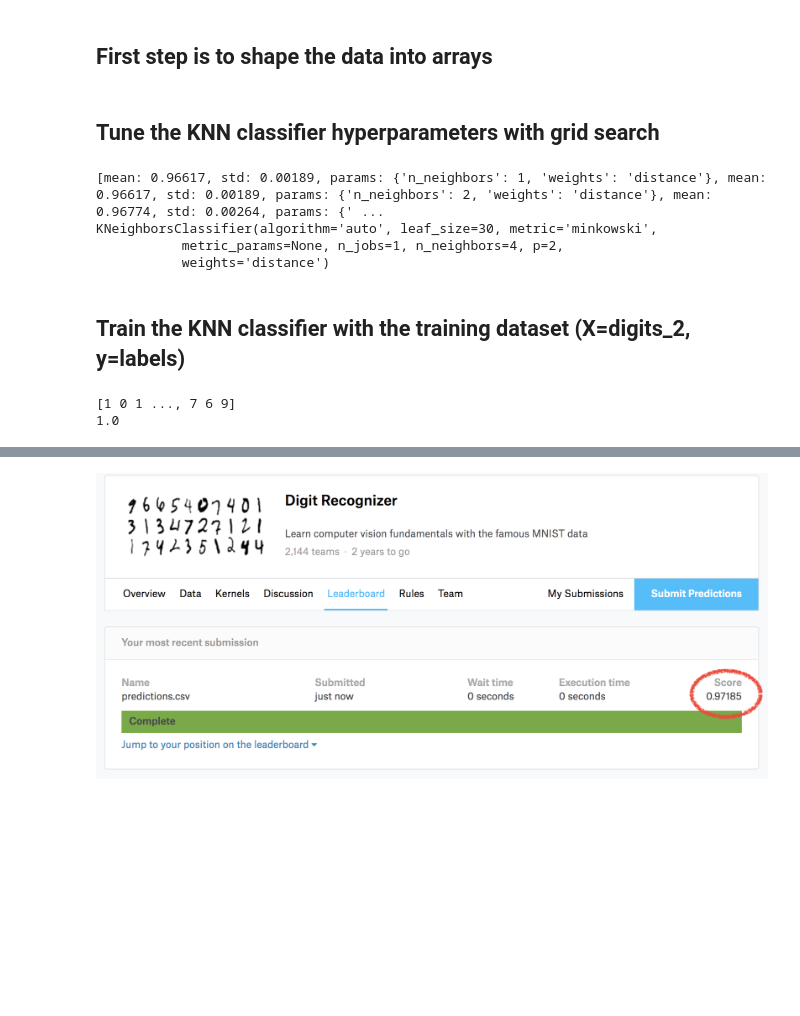
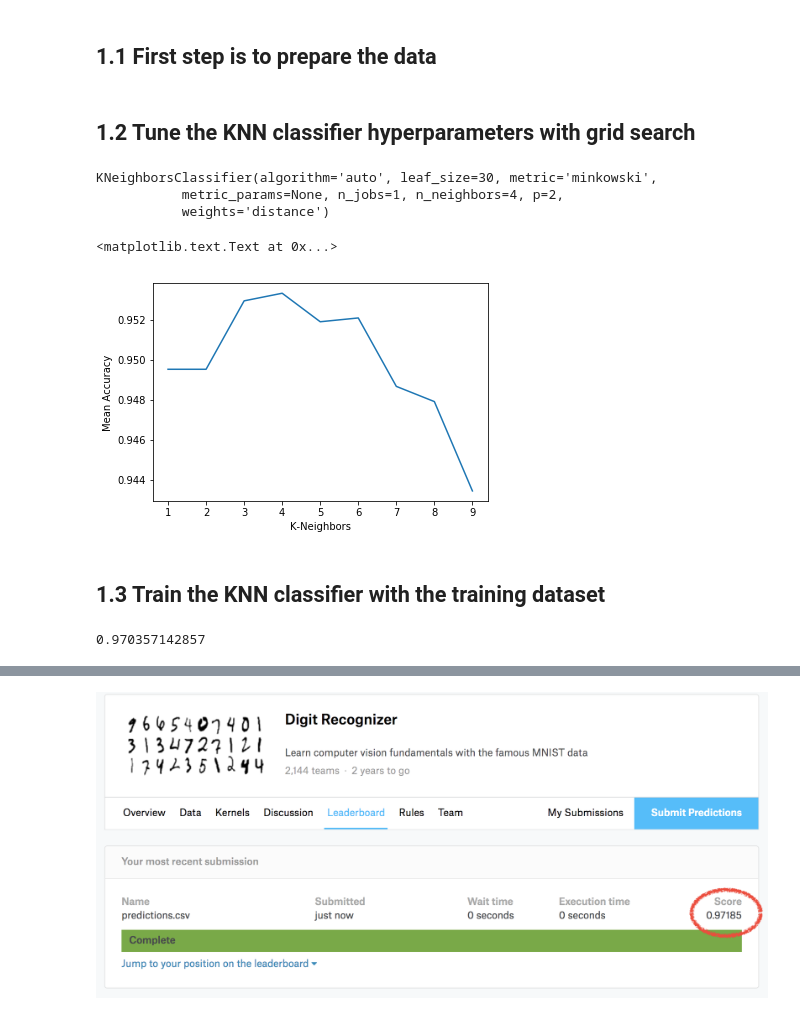
Before and after one commit to samers101/Samer-Shenouda, a Jupyter notebook: projects/final-project/04-notebook-rough-draft/Final Project Kaggle MNIST Digit Recognition.ipynb, the cells around one changed output, grey strips where cells are left out. Saved outputs shown, nothing was run; the diff lists cells and outputs as text; code cells hidden in the pictures; blank space fills up the shorter version.

Commit message:
Final Project Part 4 reorganized with Comparison Charts

```diff
--- a/projects/final-project/04-notebook-rough-draft/Final Project Kaggle MNIST Digit Recognition.ipynb
+++ b/projects/final-project/04-notebook-rough-draft/Final Project Kaggle MNIST Digit Recognition.ipynb
@@ -9,2 +18,2 @@ test = pd.read_csv ("../datasets/test.csv")
 # %% [markdown]
-## First step is to shape the data into arrays
+## 1.1 First step is to prepare the data
@@ -19,34 +20,49 @@ test_1=np.array(test)
+# %%
+#Separate out the outcome variable
+y=digits.label
+
+#Drop the label column
+X=digits.drop(['label'], axis=1)
+
+#Create a subset of the training data set to tune the hyperparameters
+digits_reduced=digits.sample(frac=0.25, replace=False)
+
+#Separate out the label column from the downsized training dataset
+y_reduced=digits_reduced.label
+X_reduced=digits_reduced.drop(['label'], axis=1)
 # %% [markdown]
-## Tune the KNN classifier hyperparameters with grid search
+## 1.2 Tune the KNN classifier hyperparameters with grid search
 # %%
-from sklearn import cross_validation, grid_search
-
 params={'n_neighbors': list (range(1,10)), 'weights':['distance']}
-kf = cross_validation.KFold(len(digits), n_folds = 5)
-gs = grid_search.GridSearchCV(
+kf = model_selection.KFold(n_splits=5, shuffle=True)
+gs = GridSearchCV(
     estimator=neighbors.KNeighborsClassifier(),
-    param_grid=params,
-    cv=kf,
+    param_grid=params, n_jobs=-1,
+cv = kf.split(X_reduced,y_reduced)
 )
-
-gs.fit(digits_2, labels)
-print (gs.grid_scores_)
+gs.fit(X_reduced,y_reduced)
 print (gs.best_estimator_)
 # %% [output]
-[mean: 0.96617, std: 0.00189, params: {'n_neighbors': 1, 'weights': 'distance'}, mean: 0.96617, std: 0.00189, params: {'n_neighbors': 2, 'weights': 'distance'}, mean: 0.96774, std: 0.00264, params: {' ...
 KNeighborsClassifier(algorithm='auto', leaf_size=30, metric='minkowski',
            metric_params=None, n_jobs=1, n_neighbors=4, p=2,
            weights='distance')
+# %%
+k = range(1, 10)
+plt.plot(k,[s[1] for s in  gs.grid_scores_],)
+plt.ylabel("Mean Accuracy")
+plt.xlabel("K-Neighbors")
+# %% [output]
+<matplotlib.text.Text at 0x...>
+[figure, added]
 # %% [markdown]
-## Train the KNN classifier with the training dataset (X=digits_2, y=labels)
+## 1.3 Train the KNN classifier with the training dataset
 # %%
-from sklearn import neighbors, metrics
+X_train, X_test, y_train, y_test =  train_test_split(X, y, test_size=0.20)
 knn = neighbors.KNeighborsClassifier(algorithm='auto', leaf_size=30, metric='minkowski',
-           metric_params=None, n_jobs=1, n_neighbors=4, p=2,
+           metric_params=None, n_jobs=-1, n_neighbors=4, p=2,
            weights='distance')
-knn.fit(digits_2,labels)
-print (knn.predict(digits_2))
-print (knn.score(digits_2, labels))
+knn.fit(X_train, y_train)
+pred=knn.predict(X_test)
+print (knn.score(X_test, y_test))
 # %% [output]
-[1 0 1 ..., 7 6 9]
-1.0
+0.970357142857
```
Also changed, not shown: parts of 23 cells of this notebook.
